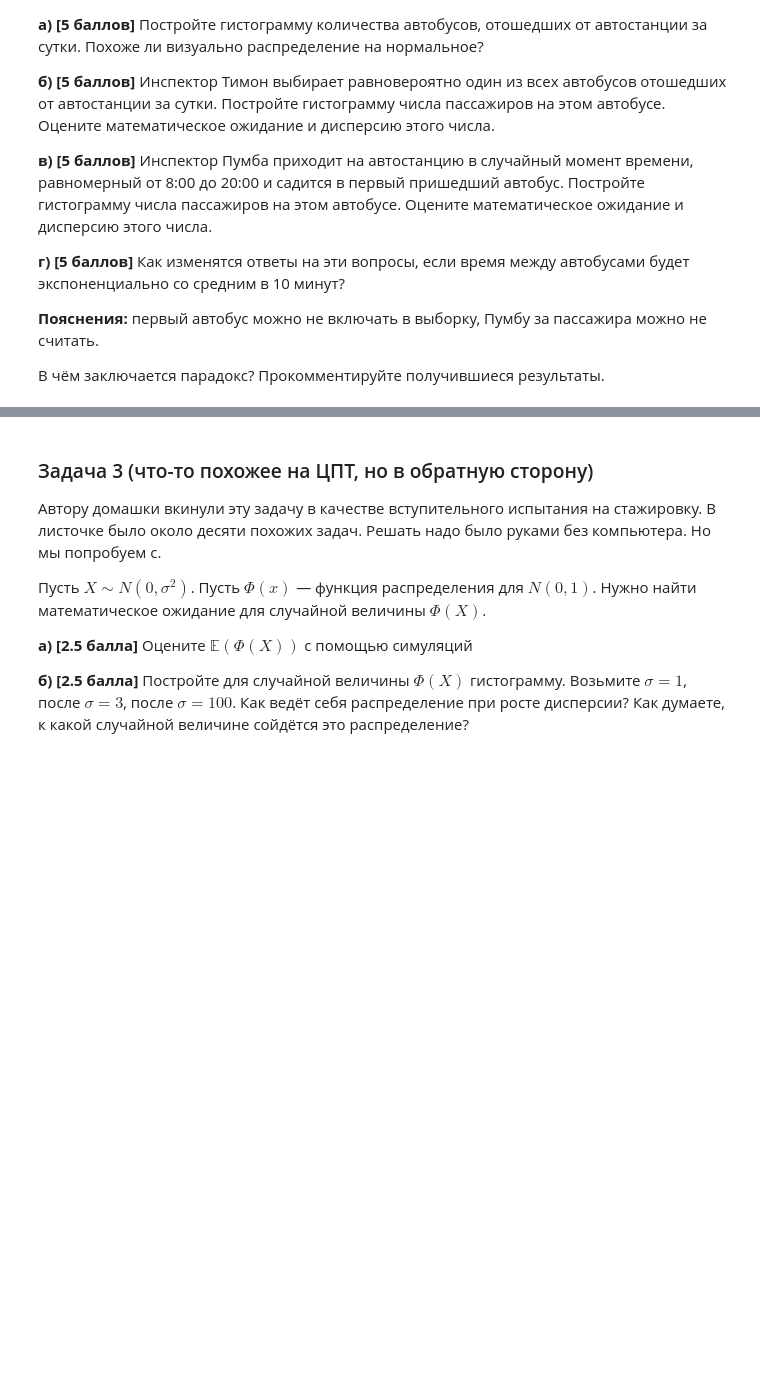
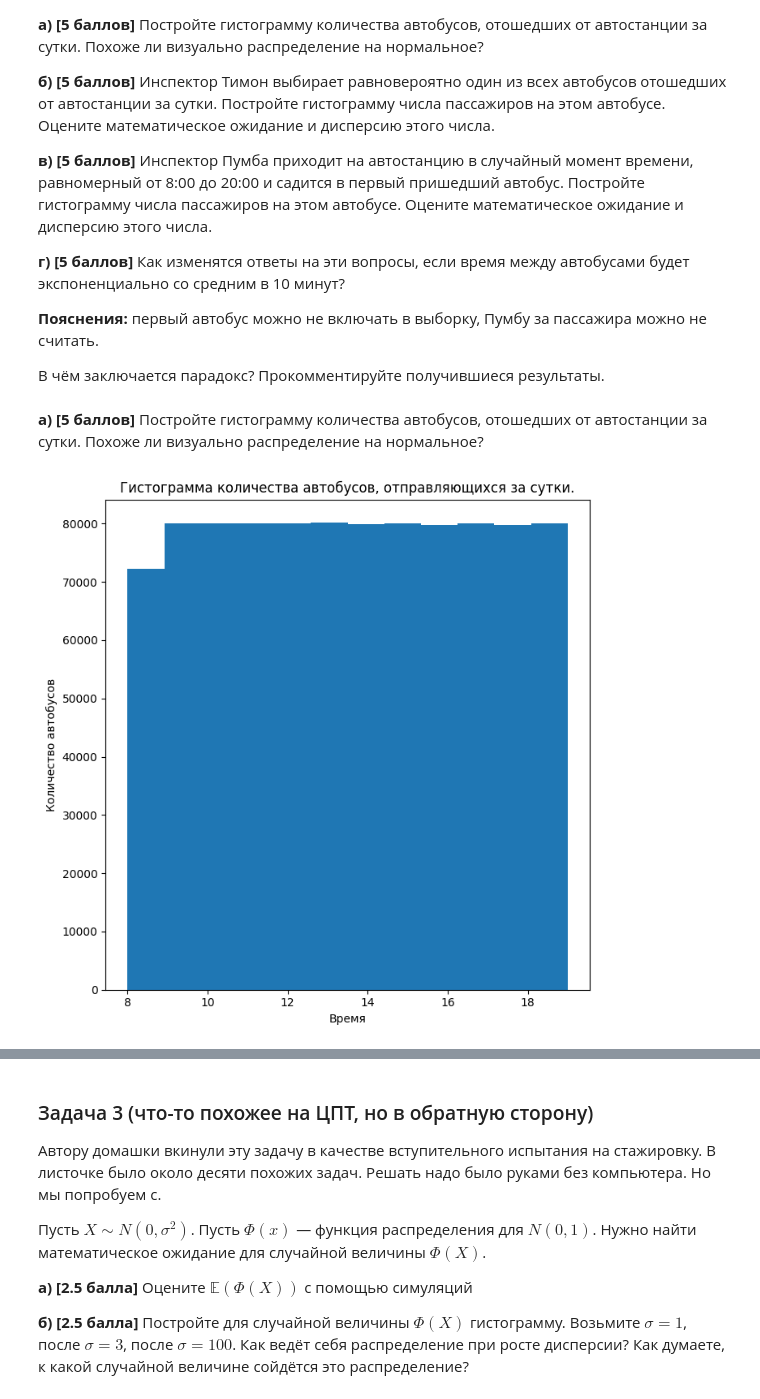
Before and after one commit to olegoid/yet_another_matstat_course, a Jupyter notebook: hw_matstat/hw-01- 007-OLEG-DEMCHENKO.ipynb, the cells around one changed output, grey strips where cells are left out. Cells and saved outputs as stored; diff of their text form; code cells hidden in the pictures; blank space fills up the shorter version.

```diff
--- a/hw_matstat/hw-01- 007-OLEG-DEMCHENKO.ipynb
+++ b/hw_matstat/hw-01- 007-OLEG-DEMCHENKO.ipynb
@@ -346,0 +392,16 @@ __Пояснения:__ первый автобус можно не включа
+# %% [markdown]
+__а) [5 баллов]__ Постройте гистограмму количества автобусов, отошедших от автостанции за сутки. Похоже ли визуально распределение на нормальное?
+# %%
+bus_departure_times = []
+
+for i in range(10**4):
+    bus_departures = run_experiment()
+    [bus_departure_times.append(int(d[0] / 60)) for d in bus_departures]
+
+plt.hist(bus_departure_times, density=False, bins=number_of_work_hours)
+plt.ylabel('Количество автобусов', fontsize=10)
+plt.xlabel('Время', fontsize=10)
+plt.title('Гистограмма количества автобусов, отправляющихся за сутки.')
+plt.show()
+# %% [output]
+[figure, added]
```
Also changed, not shown: parts of 19 cells of this notebook.
